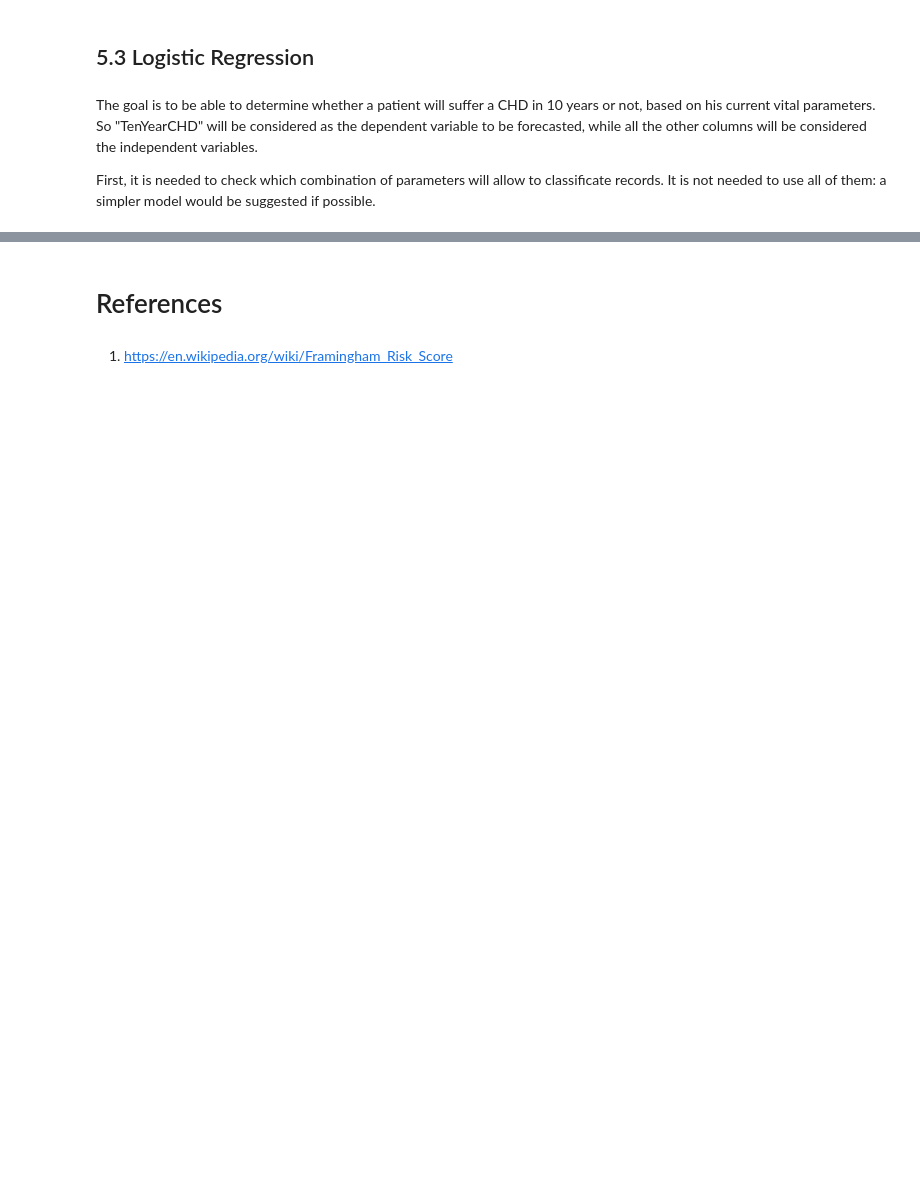
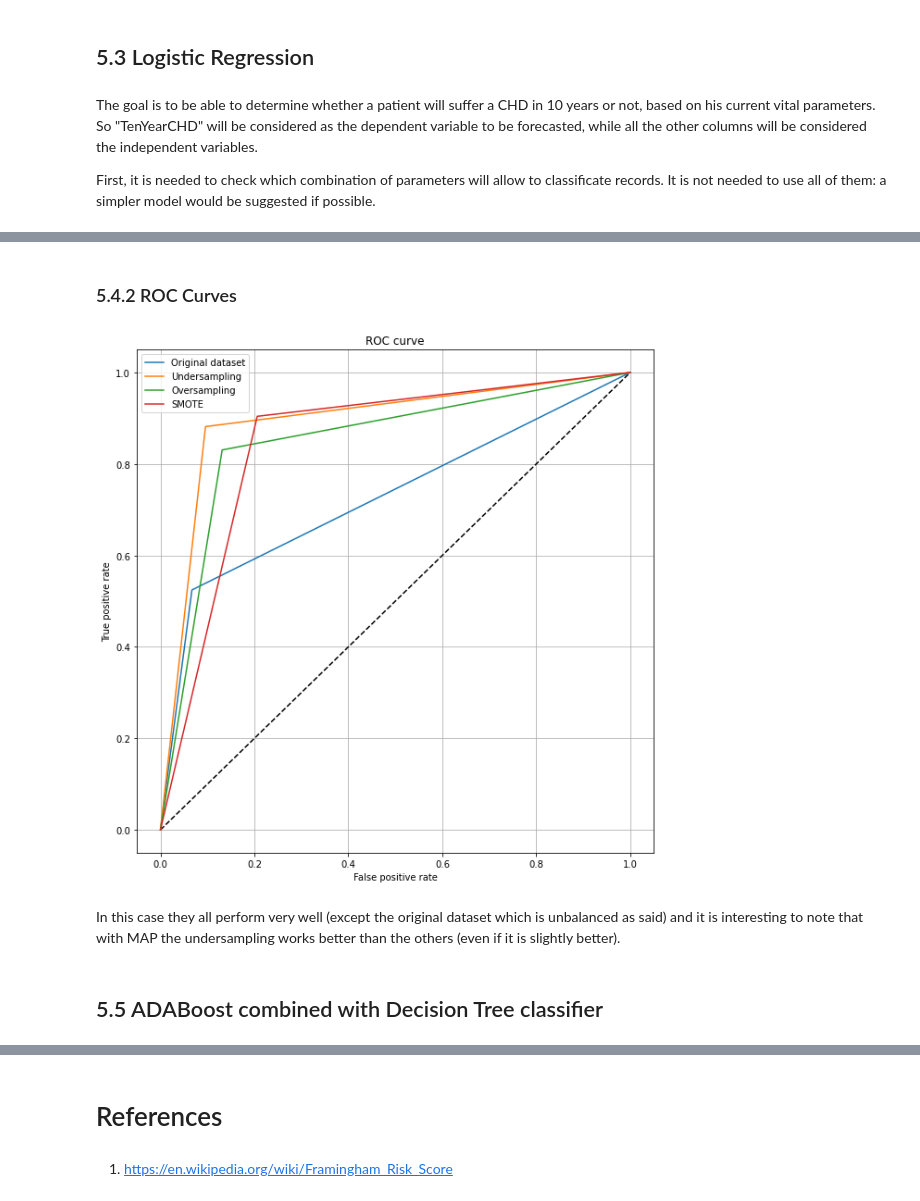
Before and after one commit to Mirkesx/cardiovascularity_study_dataset, a Jupyter notebook: project_notebook_marco_cavalli_1000024189.ipynb, the cells around one changed output, grey strips where cells are left out. Drawn from its saved outputs; the diff is of its cells as text; code cells hidden in the pictures; blank space fills up the shorter version.

Commit message:
added the following classifiers sections: - svm - map - adaboost with decision tree

```diff
--- a/project_notebook_marco_cavalli_1000024189.ipynb
+++ b/project_notebook_marco_cavalli_1000024189.ipynb
@@ -1576,0 +1929,17 @@ pd.DataFrame(data=results, columns=['Col','prsquared', 'llr-pvalue'])
+# %%
+X_train, X_test, y_train, y_test =\
+train_test_split(framingham.drop('TenYearCHD', axis=1), framingham.TenYearCHD, test_size=0.3, random_state=seed)
+model = GaussianNB().fit(X_train,y_train)
+y_pred = model.predict(X_test)
+
+fpr_original, tpr_original, threshold_original = roc_curve(y_test, y_pred)
+
+print("MAP\n")
+print("Error:",mean_absolute_error(y_test, y_pred))
+print("MSE:",mean_squared_error(y_test, y_pred))
+print("\nConfusion Matrix:")
+print(confusion_matrix(y_test, y_pred.round()))
+print("\nClassification Report")
+print(classification_report(y_test, y_pred.round()))
+print("Accuracy")
+print(accuracy_score(y_test, y_pred.round(), normalize=True))
@@ -1576,0 +2042,21 @@ pd.DataFrame(data=results, columns=['Col','prsquared', 'llr-pvalue'])
+# %% [markdown]
+<h3>5.4.2 ROC Curves</h3>
+# %%
+plt.figure(figsize=(10,10))
+plt.plot([0, 1], [0, 1], 'k--')
+plt.plot(fpr_original, tpr_original, label='Original dataset')
+plt.plot(fpr_under, tpr_under, label='Undersampling')
+plt.plot(fpr_over, tpr_over, label='Oversampling')
+plt.plot(fpr_smote, tpr_smote, label='SMOTE')
+plt.xlabel('False positive rate')
+plt.ylabel('True positive rate')
+plt.title('ROC curve')
+plt.legend(loc='best')
+plt.grid()
+plt.show()
+# %% [output]
+[figure, added]
+# %% [markdown]
+<p>In this case they all perform very well (except the original dataset which is unbalanced as said) and it is interesting to note that with MAP the undersampling works better than the others (even if it is slightly better).</p>
+# %% [markdown]
+<h2>5.5 ADABoost combined with Decision Tree classifier</h2>
```
Also changed, not shown: parts of 60 cells of this notebook.
